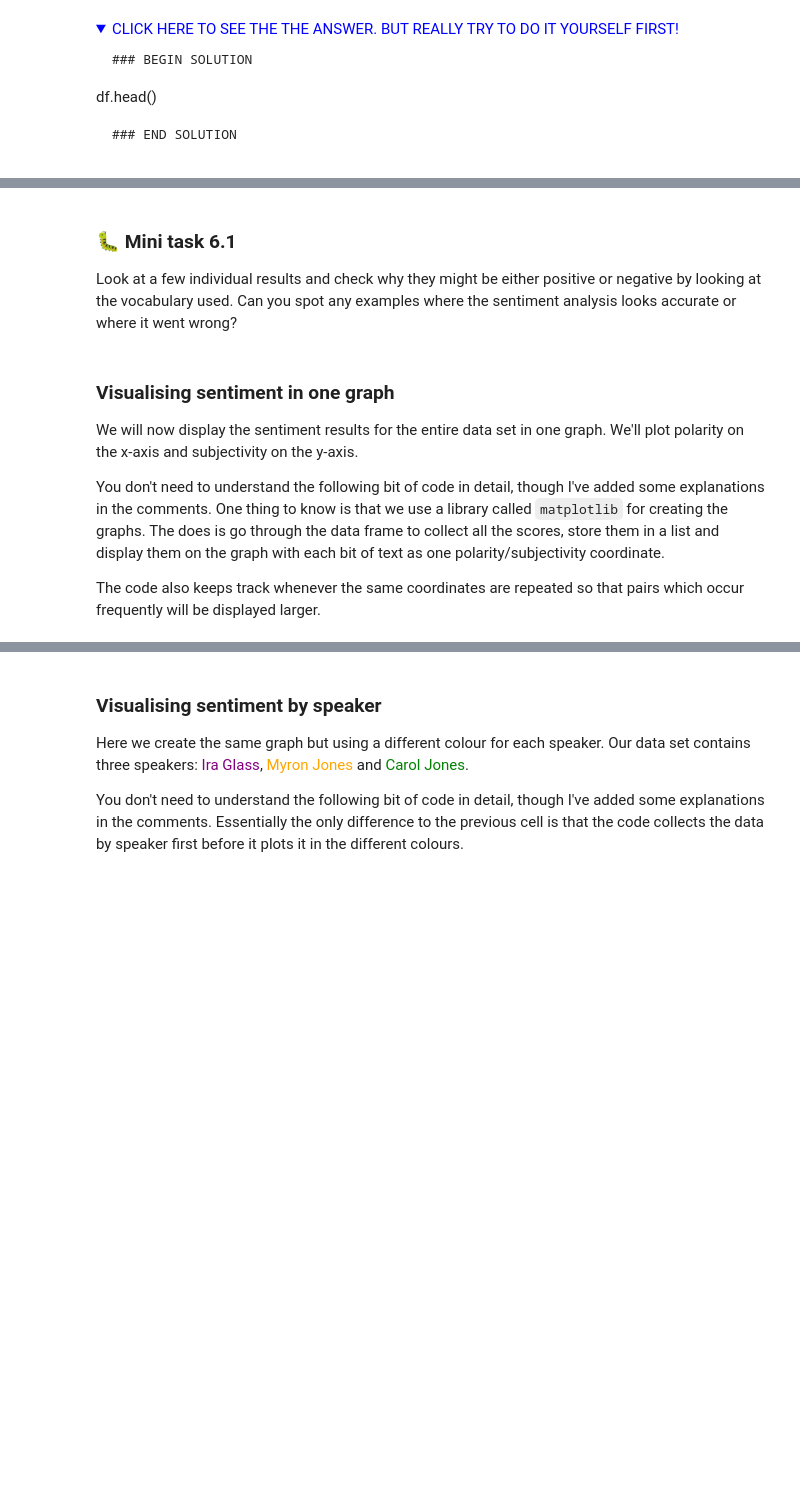
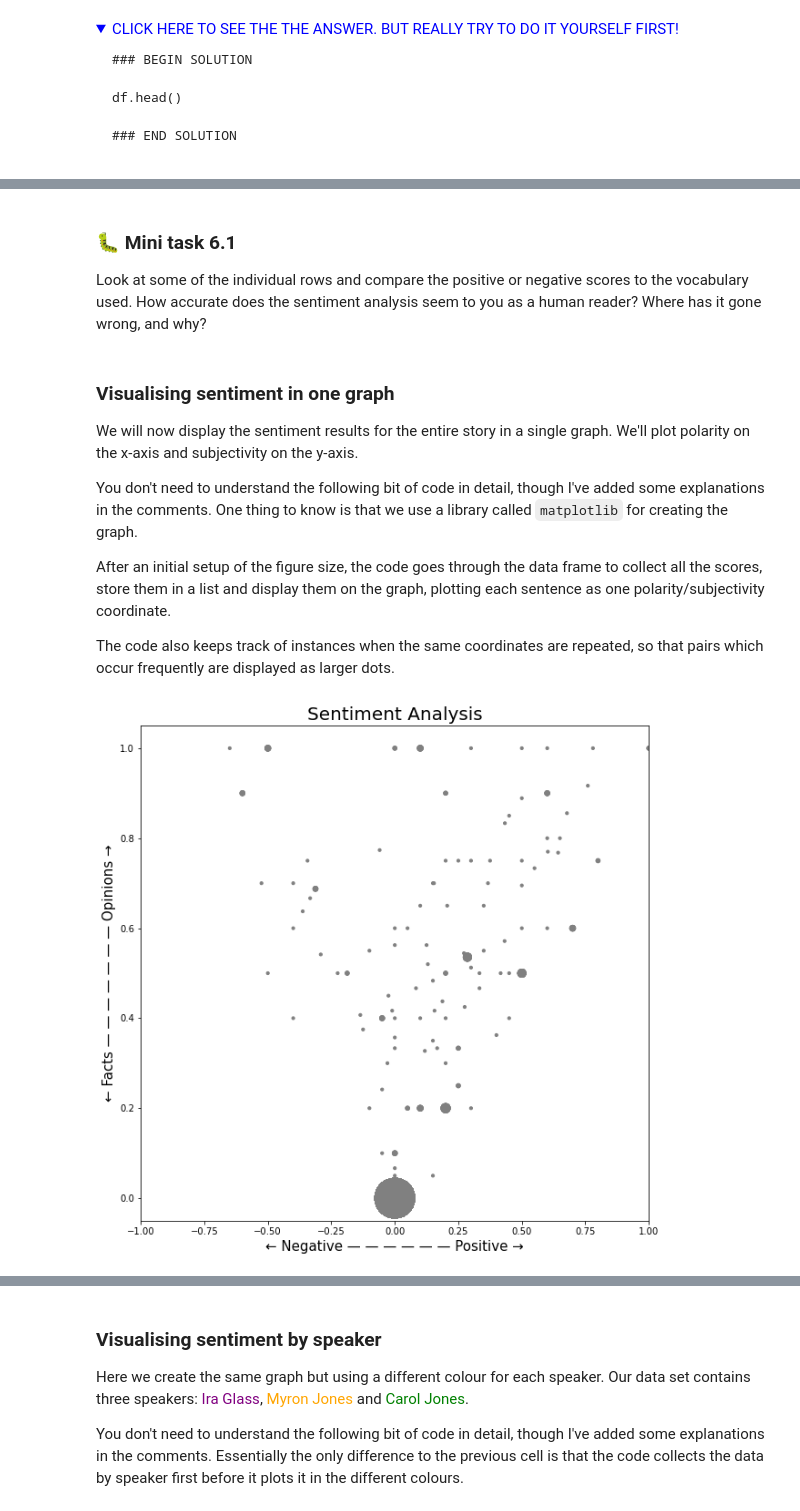
Before and after one commit to bea-alex/efi_narrative_and_computational_text_analysis, a Jupyter notebook: TEACHER/notebooks/Sentiment Analysis.ipynb, the cells around one changed output, grey strips where cells are left out. Saved outputs shown, nothing was run; the diff lists cells and outputs as text; code cells hidden in the pictures; folded sections open; blank space fills up the shorter version.

Commit message:
Edits and some additional changes for better explanations in the SA notebook

````diff
--- a/TEACHER/notebooks/Sentiment Analysis.ipynb
+++ b/TEACHER/notebooks/Sentiment Analysis.ipynb
@@ -120,7 +157,7 @@
 # %%
 # Reading in the file as a table using pandas
-colnames=['speaker', 'text']
+colnames=['speaker', 'utterance']
 df = pd.read_table("./data/Babysitting-Act3-cleaned.tsv", sep="\t", names=colnames)
-df['text'] = df['text'].astype(str)
 df['speaker'] = df['speaker'].astype(str)
+df['utterance'] = df['utterance'].astype(str)
 df.head()
@@ -133,11 +177,11 @@ The last line instructs to print the first 25 rows of the data frame.
 # %%
-s = (df.pop('text')
+s = (df.pop('utterance')
     .str.strip('.')
     .str.strip('?')
     .str.strip('!')
     .str.split('[\.\?\!]\s+', expand=True)
     .stack()
-    .rename('text')
+    .rename('utterance')
     .reset_index(level=1, drop=True))
 
 df = df.join(s).reset_index(drop=True)
@@ -163,10 +231,10 @@ We apply the lambda functions to each text cell in the data frame and store thei
 # %%
-# Computing polarity and subjectivity for each line in the 'text' column
+# Computing polarity and subjectivity for each line in the 'utterance' column
 polarity = lambda x: TextBlob(x).sentiment.polarity
 subjectivity = lambda x: TextBlob(x).sentiment.subjectivity
 
-df['polarity'] = df['text'].apply(polarity)
-df['subjectivity'] = df['text'].apply(subjectivity)
+df['polarity'] = df['utterance'].apply(polarity)
+df['subjectivity'] = df['utterance'].apply(subjectivity)
 # %% [markdown]
 ### 🐛 Minitask 5.1
 
@@ -198,15 +266,17 @@ df.style.background_gradient(subset='polarity', cmap='RdYlGn', axis=None).backgr
 # %% [markdown]
 ### 🐛 Mini task 6.1
 
-Look at a few individual results and check why they might be either positive or negative by looking at the vocabulary used. Can you spot any examples where the sentiment analysis looks accurate or where it went wrong?
+Look at some of the individual rows and compare the positive or negative scores to the vocabulary used. How accurate does the sentiment analysis seem to you as a human reader? Where has it gone wrong, and why?
 # %% [markdown]
 ### Visualising sentiment in one graph
 
-We will now display the sentiment results for the entire data set in one graph. We'll plot polarity on the x-axis and subjectivity on the y-axis.
+We will now display the sentiment results for the entire story in a single graph. We'll plot polarity on the x-axis and subjectivity on the y-axis.
 
-You don't need to understand the following bit of code in detail, though I've added some explanations in the comments.  One thing to know is that we use a library called ```matplotlib``` for creating the graphs. The does is go through the data frame to collect all the scores, store them in a list and display them on the graph with each bit of text as one polarity/subjectivity coordinate.
+You don't need to understand the following bit of code in detail, though I've added some explanations in the comments.  One thing to know is that we use a library called ```matplotlib``` for creating the graph.
 
-The code also keeps track whenever the same coordinates are repeated so that pairs which occur frequently will be displayed larger.
+After an initial setup of the figure size, the code goes through the data frame to collect all the scores, store them in a list and display them on the graph, plotting each sentence as one polarity/subjectivity coordinate.
+
+The code also keeps track of instances when the same coordinates are repeated, so that pairs which occur frequently are displayed as larger dots.
 # %%
 # Visualising the results in one graph showing:
 # subjectivity on the y-axis
@@ -221,31 +291,36 @@ plt.rcParams['figure.figsize'] = [10, 10]
 
 # create two empty lists for the x and y coordinates
 x=[]
 y=[]
 
 # add the polarity values as x coordinates and
 # the subjectivity values as the y coordinates
 for (index, row) in df.iterrows():
     x.append(row.loc['polarity'])
     y.append(row.loc['subjectivity'])
 
 # increase the dot size in case there are multiple coordinate pairs
 from collections import Counter
 # count the occurrences of each point
 c = Counter(zip(x,y))
 # create a list of the sizes, here multiplied by 10 for scale
 s = [10*c[(xx,yy)] for xx,yy in zip(x,y)]
 
 # make the scatter plot using gray as the colour for each dot
 plt.scatter(x, y, s, color='Gray')
 
 # specify the title
 plt.title('Sentiment Analysis', fontsize = 20)
 
 # set lables on axes
 plt.xlabel('← Negative — — — — — — Positive →', fontsize=15)
 plt.ylabel('← Facts — — — — — — — Opinions →', fontsize=15)
 
+# set the x-axis range to the entire polarity range (-1.0 to 1.0)
+plt.xlim([-1.0, 1.0])
+
 # show the plot
 plt.show()
+# %% [output]
+[figure, added]
 # %% [markdown]
````
Also changed, not shown: parts of 35 cells of this notebook.
